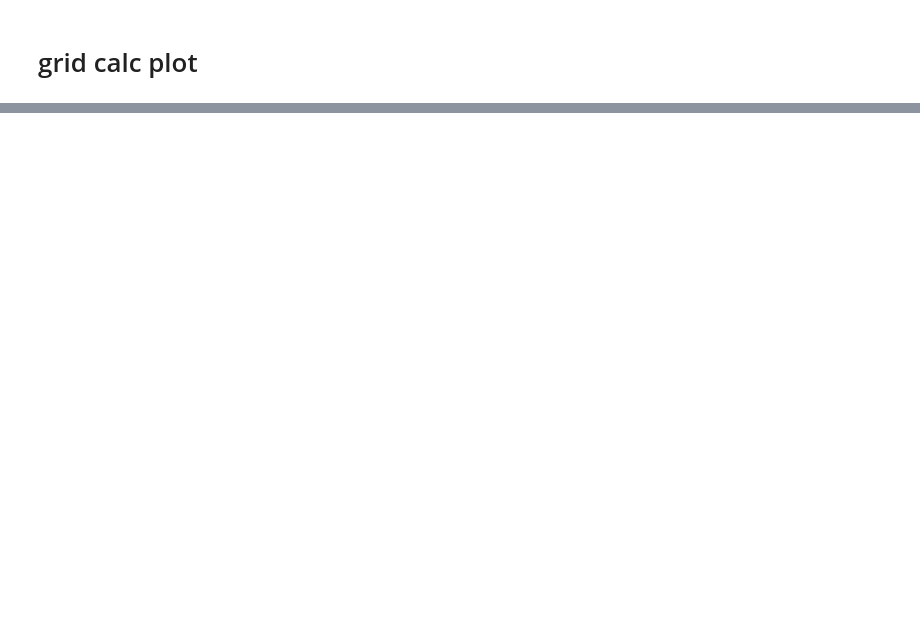
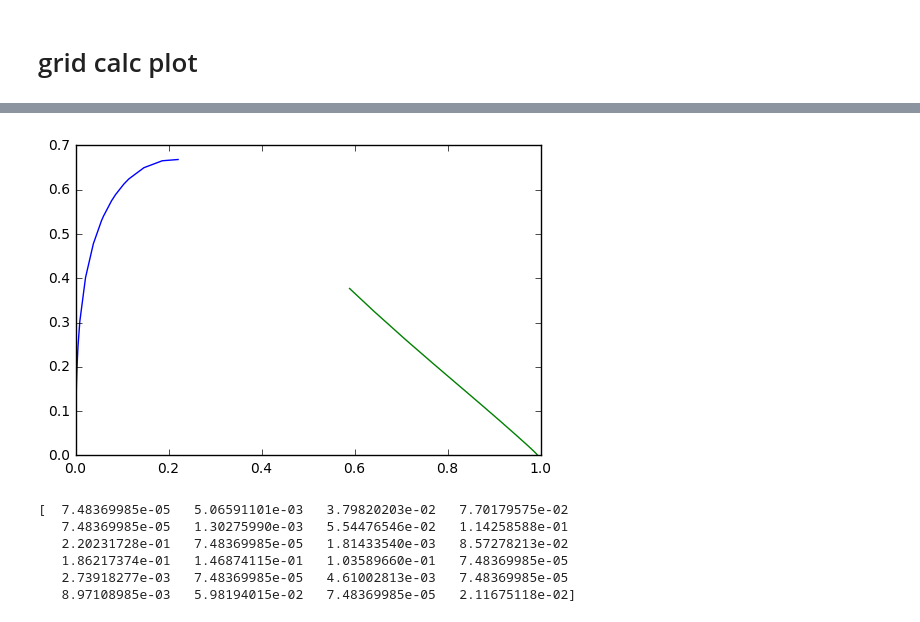
Before and after one commit to iurisegtovich/PyTherm-applied-thermodynamics, a Jupyter notebook: enUS/Lectures_in_ipynb/GE4-LLEflash.ipynb, the cells around one changed output, grey strips where cells are left out. Drawn from its saved outputs; the diff is of its cells as text; code cells hidden in the pictures; blank space fills up the shorter version.

```diff
--- a/enUS/Lectures_in_ipynb/GE4-LLEflash.ipynb
+++ b/enUS/Lectures_in_ipynb/GE4-LLEflash.ipynb
@@ -273,0 +598,44 @@ end %z1
+# %%
+#determinar pto crítico
+xcrit=0.4 #aprox.
+
+
+#refiltrar a e b
+
+al=a[np.where(a<=0.4)]
+ar=a[np.where(a>0.4)]
+dl=d[np.where(d<=0.4)]
+dr=d[np.where(d>0.4)]
+
+bl=b[np.where(a<=0.4)]
+br=b[np.where(a>0.4)]
+el=e[np.where(d<=0.4)]
+er=e[np.where(d>0.4)]
+# %%
+Ly = np.concatenate((al,dl),axis=0)
+Lx = np.concatenate((bl,el),axis=0)
+
+Ry = np.concatenate((ar,dr),axis=0)
+Rx = np.concatenate((br,er),axis=0)
+
+sLy=np.sort(Ly)
+sLx=np.sort(Lx)
+sRy=np.sort(Ry)
+sRx=-np.sort(-Rx)
+
+plt.plot(sLy,sLx)
+plt.plot(sRy,sRx)
+
+plt.show()
+
+print(Ly)
+
+#now the tielines
+# %% [output]
+[figure, added]
+[  7.48369985e-05   5.06591101e-03   3.79820203e-02   7.70179575e-02
+   7.48369985e-05   1.30275990e-03   5.54476546e-02   1.14258588e-01
+   2.20231728e-01   7.48369985e-05   1.81433540e-03   8.57278213e-02
+   1.86217374e-01   1.46874115e-01   1.03589660e-01   7.48369985e-05
+   2.73918277e-03   7.48369985e-05   4.61002813e-03   7.48369985e-05
+   8.97108985e-03   5.98194015e-02   7.48369985e-05   2.11675118e-02]
```
Also changed, not shown: parts of 15 cells of this notebook.
